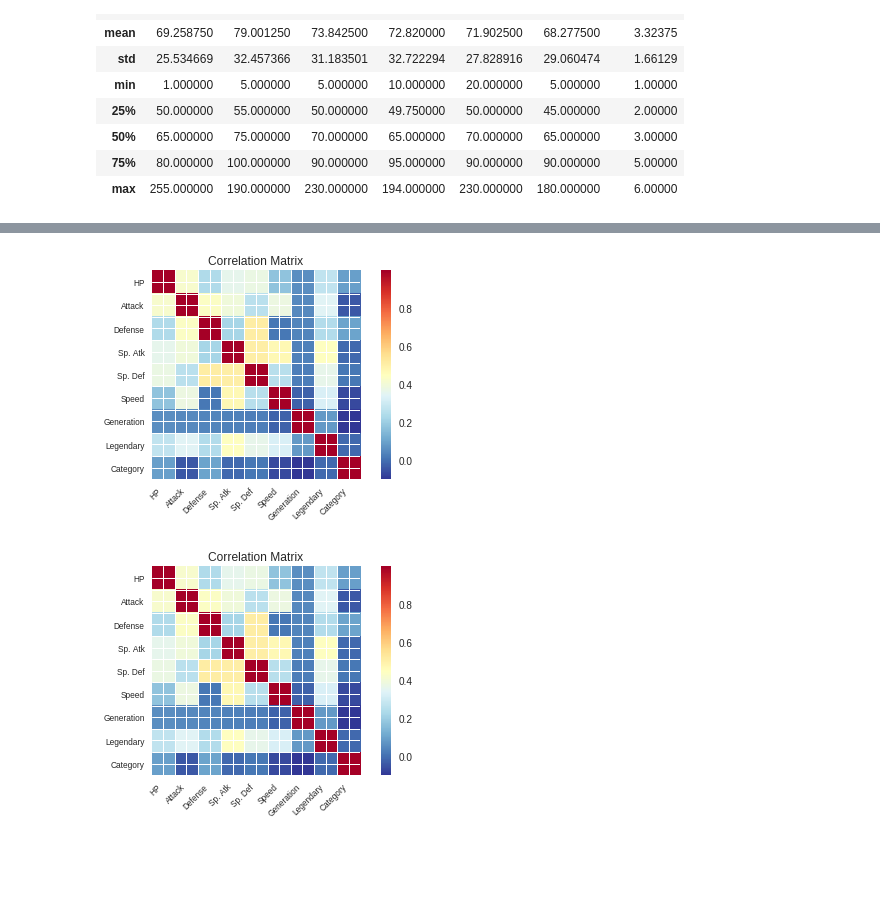
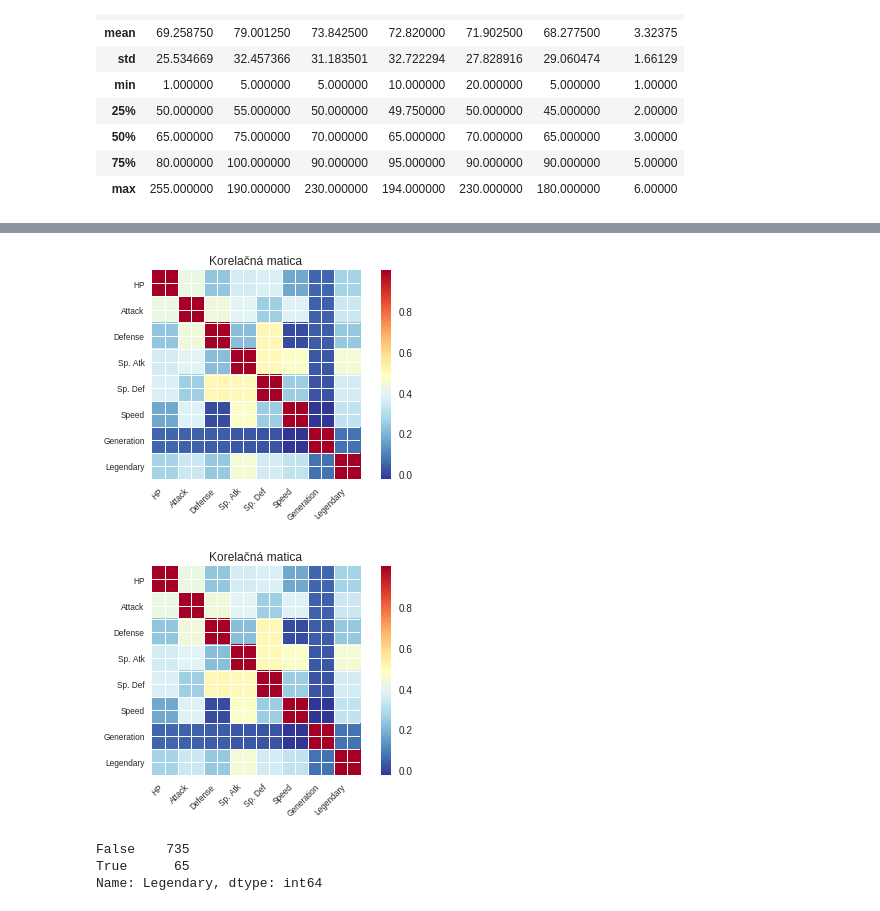
Before and after one commit to DuS4NN/Orlicek_NS2019, a Jupyter notebook: Projekt.ipynb, the cells around one changed output, grey strips where cells are left out. Cells and saved outputs as stored; diff of their text form; code cells hidden in the pictures; blank space fills up the shorter version.

```diff
--- a/Projekt.ipynb
+++ b/Projekt.ipynb
@@ -39,7 +39,3 @@ dataset.describe()
 | 50% | 65.000000 | 75.000000 | 70.000000 | 65.000000 | 70.000000 | 65.000000 | 3.00000 |
 | 75% | 80.000000 | 100.000000 | 90.000000 | 95.000000 | 90.000000 | 90.000000 | 5.00000 |
 | max | 255.000000 | 190.000000 | 230.000000 | 194.000000 | 230.000000 | 180.000000 | 6.00000 |
-# %%
-#Zoradíme si dataset podľa kategórií
-dataset = dataset.sort_values(by=['Type'])
-dataset.head()
@@ -53,15 +41,0 @@ dataset.head()
-# %%
-#Názvy kategórii sme premenili na čisla a uložili do nového stĺpca
-lastrow = dataset.loc[0]
-count = 0
-for index, row in dataset.iterrows():
-    if row['Type'] != lastrow['Type']:
-        count += 1
-    dataset.at[index, 'Category'] = float(count)
-    if row['Legendary'] == True:
-        dataset.at[index, 'Legendary'] = float(1)
-    else:
-        dataset.at[index, 'Legendary'] = float(0)
-    lastrow = row
-
-dataset.head(15)
@@ -101,6 +55,13 @@ corrMatrix
 # %%
-plot_corr(corrMatrix, xnames=corrMatrix.columns, ynames=corrMatrix.columns,\
-          title=None, normcolor=False, cmap='RdYlBu_r')
+#Môžeme vidieť miernu koreláciu medzi legendárnymi pokémonmi a rýchlosťou útoku/obrany, a rýchlosťou.
+plot_corr(corrMatrix, xnames=corrMatrix.columns, ynames=corrMatrix.columns, title='Korelačná matica', cmap='RdYlBu_r')
 # %% [output]
-[figure, old version]
+[figure, new version]
-[figure, old version]
+[figure, new version]
+# %%
+#Vidíme, že dataset nie je vybalancovaný a existuje veľké množstvo nelegendárnych pokémonov oproti legendárnym.
+dataset.Legendary.value_counts()
+# %% [output]
+False    735
+True      65
+Name: Legendary, dtype: int64
```
Also changed, not shown: parts of 4 cells of this notebook.
